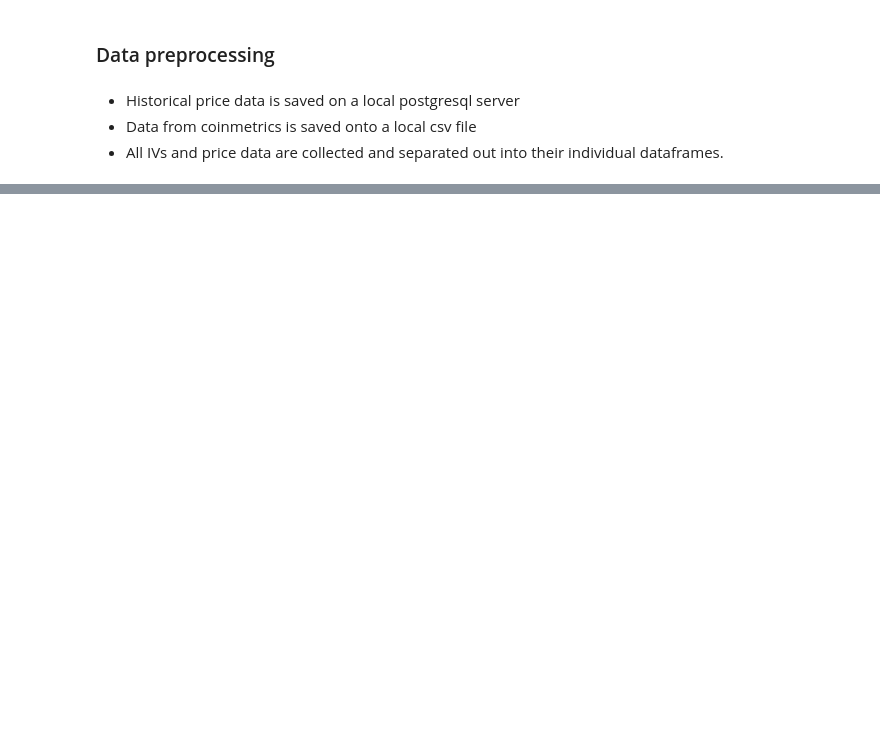
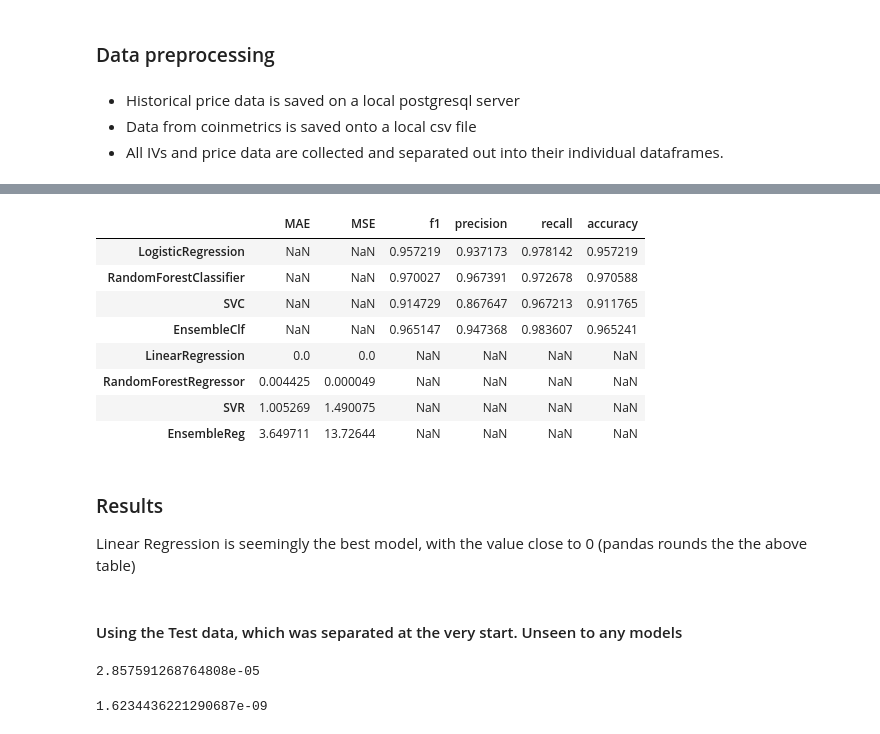
Before and after one commit to IanLDias/Portfolio, a Jupyter notebook: _notebooks/2021-05-27-CryptoML.ipynb, the cells around one changed output, grey strips where cells are left out. Cells and saved outputs as stored; diff of their text form; code cells hidden in the pictures; blank space fills up the shorter version.

```diff
--- a/_notebooks/2021-05-27-CryptoML.ipynb
+++ b/_notebooks/2021-05-27-CryptoML.ipynb
@@ -41,0 +377,21 @@ https://www.cryptocompare.com/
+# %%
+#----Litecoin----
+test_3 = model_pipeline(ltc)
+summary_ltc = test_3.make_dataframe()
+summary_ltc
+# %% [output]
+|  | MAE | MSE | f1 | precision | recall | accuracy |
+| LogisticRegression | NaN | NaN | 0.957219 | 0.937173 | 0.978142 | 0.957219 |
+| RandomForestClassifier | NaN | NaN | 0.970027 | 0.967391 | 0.972678 | 0.970588 |
+| SVC | NaN | NaN | 0.914729 | 0.867647 | 0.967213 | 0.911765 |
+| EnsembleClf | NaN | NaN | 0.965147 | 0.947368 | 0.983607 | 0.965241 |
+| LinearRegression | 0.0 | 0.0 | NaN | NaN | NaN | NaN |
+| RandomForestRegressor | 0.004425 | 0.000049 | NaN | NaN | NaN | NaN |
+| SVR | 1.005269 | 1.490075 | NaN | NaN | NaN | NaN |
+| EnsembleReg | 3.649711 | 13.72644 | NaN | NaN | NaN | NaN |
+# %% [markdown]
+### Results
+
+Linear Regression is seemingly the best model, with the value close to 0 (pandas rounds the the above table)
+# %% [markdown]
+#### Using the Test data, which was separated at the very start. Unseen to any models
@@ -41,0 +407,8 @@ https://www.cryptocompare.com/
+# %%
+MAE(y_test, y_test_lr)
+# %% [output]
+2.857591268764808e-05
+# %%
+MSE(y_test, y_test_lr)
+# %% [output]
+1.6234436221290687e-09
```
Also changed, not shown: parts of 24 cells of this notebook.
